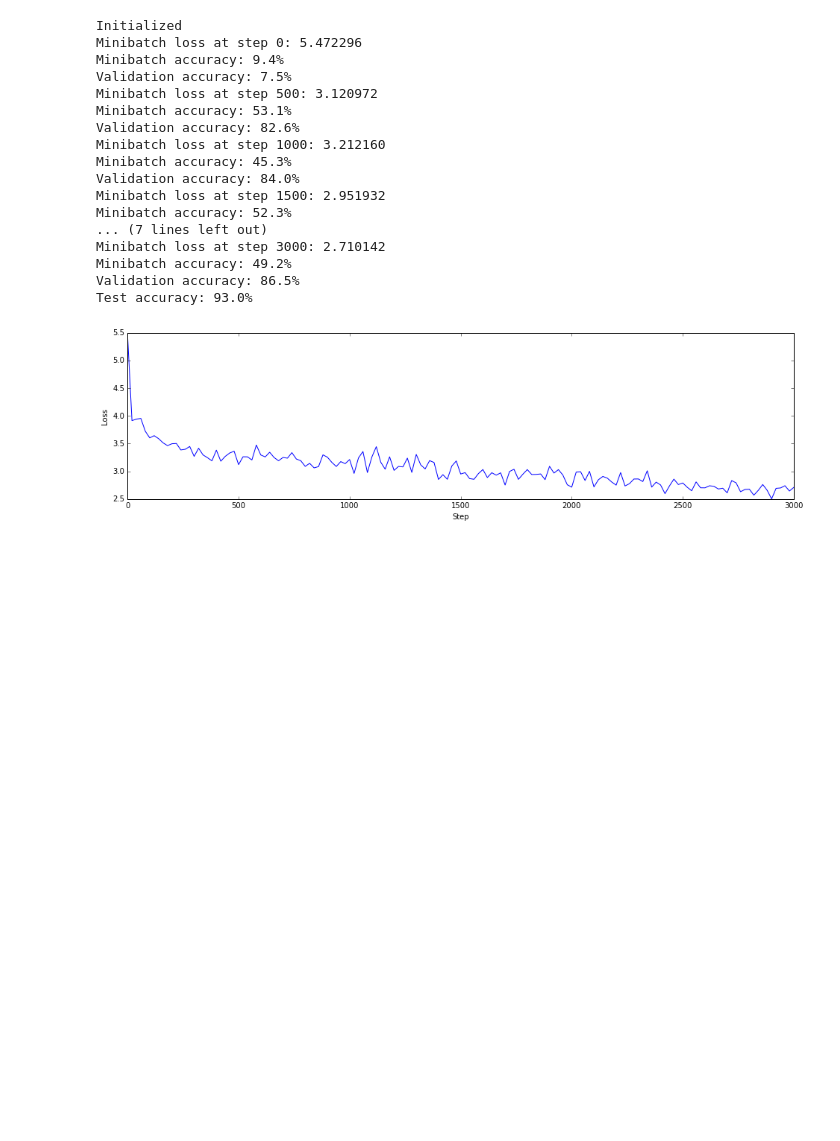
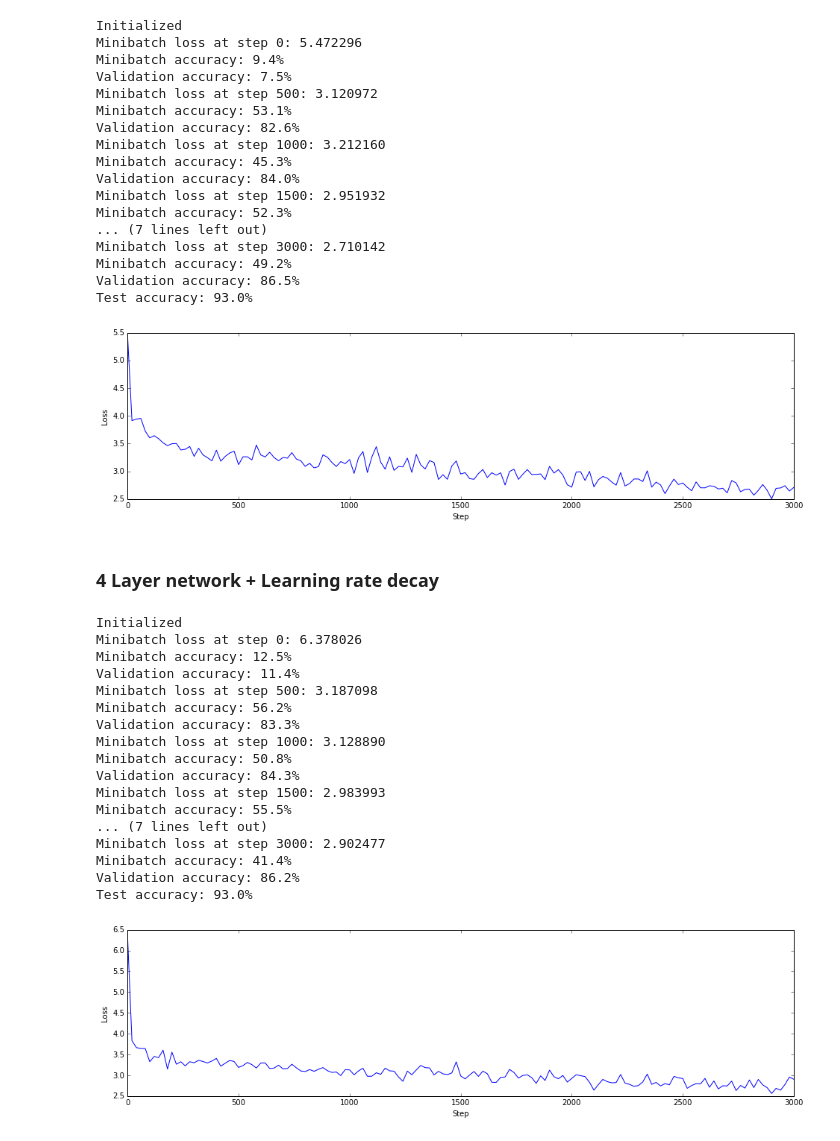
Before and after one commit to sagarjauhari/ud730-deep-learning, a Jupyter notebook: 3_regularization.ipynb, the cells around one changed output. Cells and saved outputs as stored; diff of their text form; code cells hidden in the pictures; blank space fills up the shorter version.

Commit message:
a3 p4 4-layer + learning rate decay

```diff
--- a/3_regularization.ipynb
+++ b/3_regularization.ipynb
@@ -599,7 +599,7 @@ with graph.as_default() as g:
   valid_prediction = tf.nn.softmax(forward_prop(tf_valid_dataset))
   test_prediction = tf.nn.softmax(forward_prop(tf_test_dataset))
 # %%
-do_tf_train(batch_size, 3001)
+do_tf_train(batch_size, num_steps)
 # %% [output]
 Initialized
 Minibatch loss at step 0: 5.472296
@@ -619,3 +619,5 @@ Minibatch accuracy: 49.2%
 Validation accuracy: 86.5%
 Test accuracy: 93.0%
 [figure]
+# %% [markdown]
+### 4 Layer network + Learning rate decay
@@ -621,0 +689,53 @@ Test accuracy: 93.0%
+# %%
+xx = []
+yy = []
+with tf.Session(graph=graph) as session:
+  tf.initialize_all_variables().run()
+  print("Initialized")
+  for step in range(num_steps):
+    # Pick an offset within the training data, which has been randomized.
+    # Note: we could use better randomization across epochs.
+    offset = (step * batch_size) % (train_labels.shape[0] - batch_size)
+
+    # Generate a minibatch.
+    batch_data = train_dataset[offset:(offset + batch_size), :]
+    batch_labels = train_labels[offset:(offset + batch_size), :]
+
+    # Prepare a dictionary telling the session where to feed the minibatch.
+    # The key of the dictionary is the placeholder node of the graph to be fed,
+    # and the value is the numpy array to feed to it.
+    feed_dict = {tf_train_dataset : batch_data,
+                 tf_train_labels : batch_labels}
+
+    _, l, predictions = session.run(
+      [optimizer, loss, train_prediction], feed_dict=feed_dict)
+
+    if (step % 20 == 0):
+        xx.append(step)
+        yy.append(l)
+
+    if (step % 500 == 0):
+      print("Minibatch loss at step %d: %f" % (step, l))
+      print("Minibatch accuracy: %.1f%%" % accuracy(predictions, batch_labels))
+      print("Validation accuracy: %.1f%%" % accuracy(valid_prediction.eval(), valid_labels))
+  print("Test accuracy: %.1f%%" % accuracy(test_prediction.eval(), test_labels))
+  plot_loss(xx, yy)
+# %% [output]
+Initialized
+Minibatch loss at step 0: 6.378026
+Minibatch accuracy: 12.5%
+Validation accuracy: 11.4%
+Minibatch loss at step 500: 3.187098
+Minibatch accuracy: 56.2%
+Validation accuracy: 83.3%
+Minibatch loss at step 1000: 3.128890
+Minibatch accuracy: 50.8%
+Validation accuracy: 84.3%
+Minibatch loss at step 1500: 2.983993
+Minibatch accuracy: 55.5%
+... (7 lines left out)
+Minibatch loss at step 3000: 2.902477
+Minibatch accuracy: 41.4%
+Validation accuracy: 86.2%
+Test accuracy: 93.0%
+[figure, added]
```
Also changed, not shown: parts of 1 cell of this notebook.
